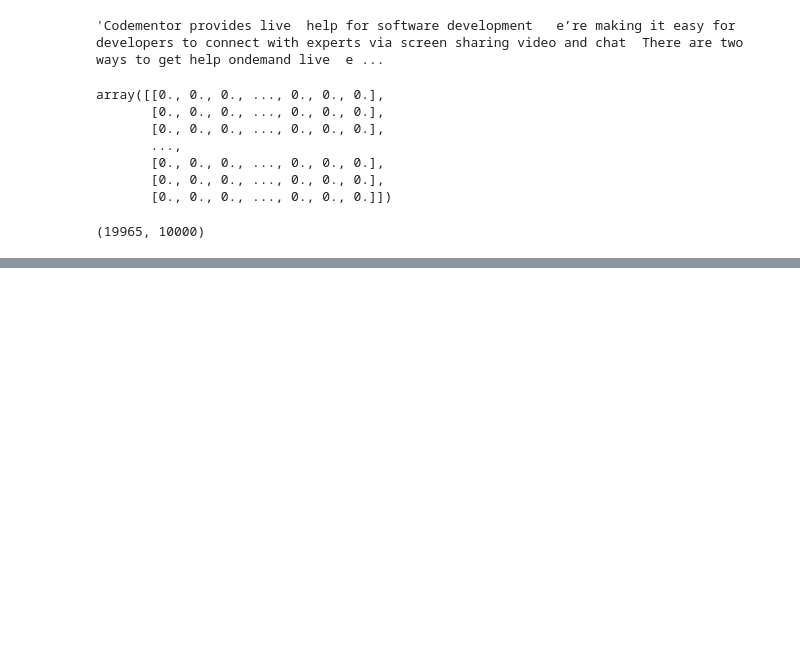
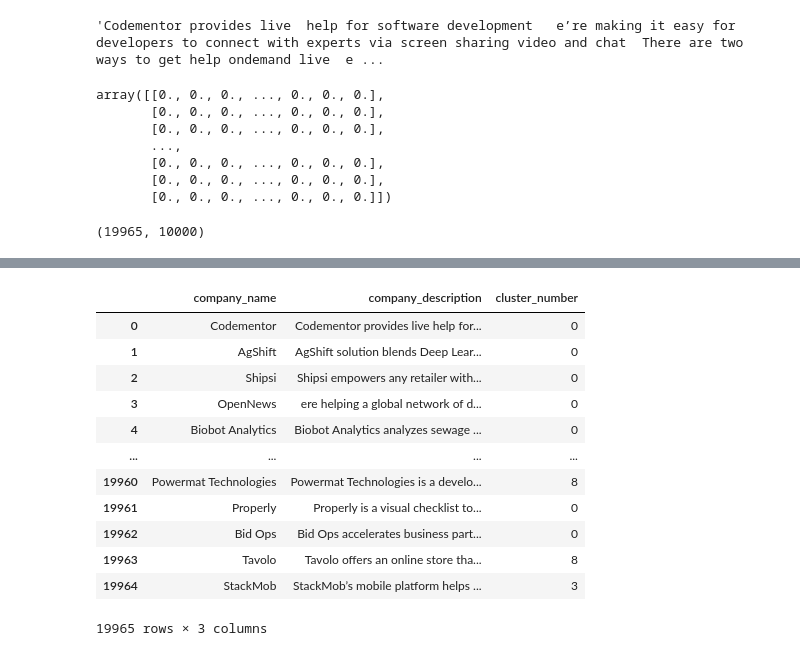
Before and after one commit to Nihar4980/Data_science_projects, a Jupyter notebook: project_1/task_3/techinal_task_3_part_2.ipynb, the cells around one changed output, grey strips where cells are left out. Saved outputs shown, nothing was run; the diff lists cells and outputs as text; code cells hidden in the pictures; blank space fills up the shorter version.

```diff
--- a/project_1/task_3/techinal_task_3_part_2.ipynb
+++ b/project_1/task_3/techinal_task_3_part_2.ipynb
@@ -159,7 +164,21 @@ plt.plot(range(1,51),wcss)
 # %%
-# km = KMeans(n_clusters=27)
-# y_mean = km.fit_predict(vectors)
+km = KMeans(n_clusters=27)
+y_mean = km.fit_predict(data_vectorized)
 # %%
-# company['cluster_number'] = y_mean
+company['cluster_number'] = y_mean
 # %%
-# comapny
+company
+# %% [output]
+|  | company_name | company_description | cluster_number |
+| 0 | Codementor | Codementor provides live help for... | 0 |
+| 1 | AgShift | AgShift solution blends Deep Lear... | 0 |
+| 2 | Shipsi | Shipsi empowers any retailer with... | 0 |
+| 3 | OpenNews | ere helping a global network of d... | 0 |
+| 4 | Biobot Analytics | Biobot Analytics analyzes sewage ... | 0 |
+| ... | ... | ... | ... |
+| 19960 | Powermat Technologies | Powermat Technologies is a develo... | 8 |
+| 19961 | Properly | Properly is a visual checklist to... | 0 |
+| 19962 | Bid Ops | Bid Ops accelerates business part... | 0 |
+| 19963 | Tavolo | Tavolo offers an online store tha... | 8 |
+| 19964 | StackMob | StackMob’s mobile platform helps ... | 3 |
+19965 rows × 3 columns
```
Also changed, not shown: parts of 5 cells of this notebook.
